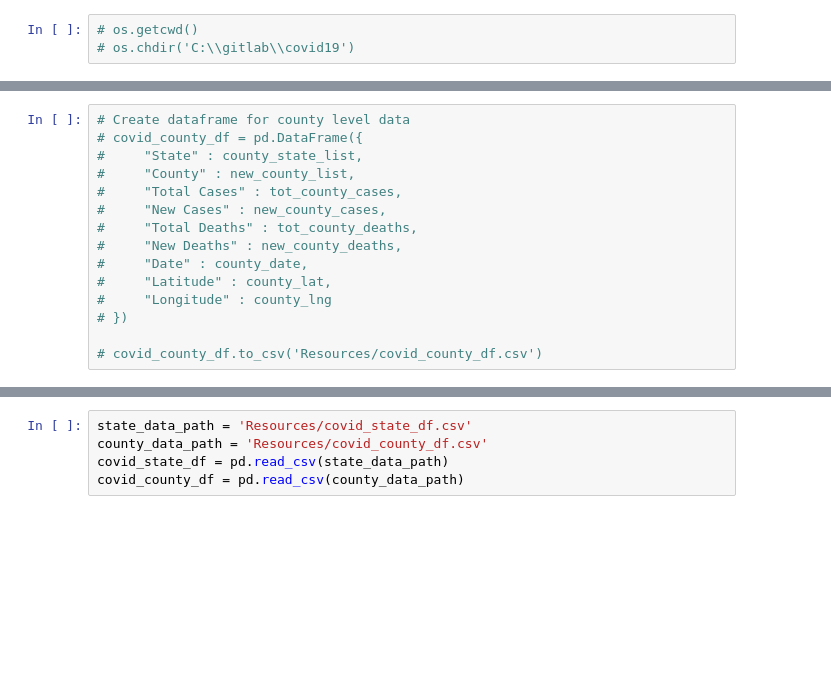
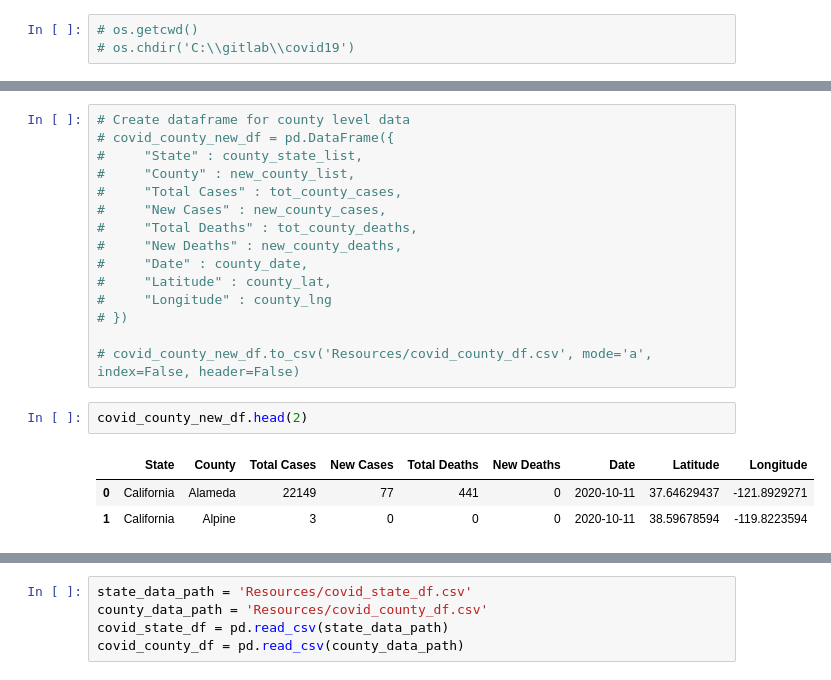
Before and after one commit to jbski/Covid19, a Jupyter notebook: Covid_19.ipynb, the cells around one changed output, grey strips where cells are left out. Cells and saved outputs as stored; diff of their text form; blank space fills up the shorter version.

```diff
--- a/Covid_19.ipynb
+++ b/Covid_19.ipynb
@@ -97,6 +130,6 @@ import datetime
 # %%
 # Create dataframe for county level data
-# covid_county_df = pd.DataFrame({
+# covid_county_new_df = pd.DataFrame({
 #     "State" : county_state_list,
 #     "County" : new_county_list,
 #     "Total Cases" : tot_county_cases,
@@ -108,7 +141,13 @@ import datetime
 #     "Longitude" : county_lng
 # })
 
-# covid_county_df.to_csv('Resources/covid_county_df.csv')
+# covid_county_new_df.to_csv('Resources/covid_county_df.csv', mode='a', index=False, header=False)
+# %%
+covid_county_new_df.head(2)
+# %% [output]
+|  | State | County | Total Cases | New Cases | Total Deaths | New Deaths | Date | Latitude | Longitude |
+| 0 | California | Alameda | 22149 | 77 | 441 | 0 | 2020-10-11 | 37.64629437 | -121.8929271 |
+| 1 | California | Alpine | 3 | 0 | 0 | 0 | 2020-10-11 | 38.59678594 | -119.8223594 |
 # %%
 # Use this API call to get the state information without the county level detail
 # us_state_df = pd.read_csv('Resources/us_counties_states.csv')
```
Also changed, not shown: parts of 12 cells of this notebook, 3 other files.
